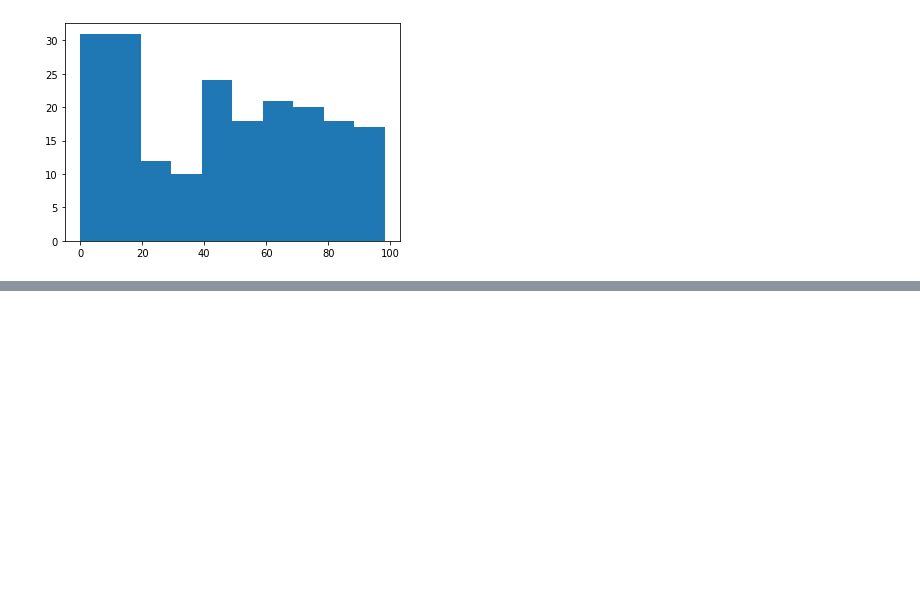
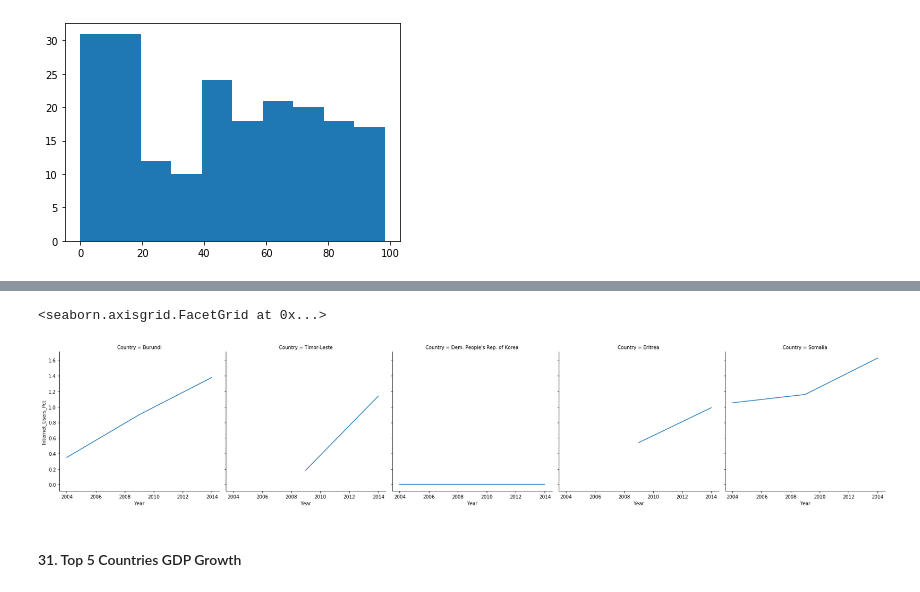
Before and after one commit to richietownsend/gdp-and-internet-usage-richietownsend, a Jupyter notebook: gdp_and_internet_usage.ipynb, the cells around one changed output, grey strips where cells are left out. Cells and saved outputs as stored; diff of their text form; code cells hidden in the pictures; blank space fills up the shorter version.

```diff
--- a/gdp_and_internet_usage.ipynb
+++ b/gdp_and_internet_usage.ipynb
@@ -308,0 +313,5 @@ g.map(sns.scatterplot, 'Country', 'Internet_Users_Pct')
+# %%
+internet_bottom_5 = gdp_and_internet_use_2014.sort_values("Internet_Users_Pct", ascending=True).head(5)
+i_bottom_countries = internet_bottom_5['Country']
+lowest_5_internet = gdp_and_internet_use[gdp_and_internet_use.Country.isin(i_bottom_countries)]
+lowest_5_internet
@@ -308,0 +334,8 @@ g.map(sns.scatterplot, 'Country', 'Internet_Users_Pct')
+# %%
+g = sns.FacetGrid(lowest_5_internet, col='Country', height=5)
+g.map(plt.plot, 'Year', 'Internet_Users_Pct')
+# %% [output]
+<seaborn.axisgrid.FacetGrid at 0x...>
+[figure, added]
+# %% [markdown]
+#### 31. Top 5 Countries GDP Growth
```
Also changed, not shown: parts of 18 cells of this notebook.
